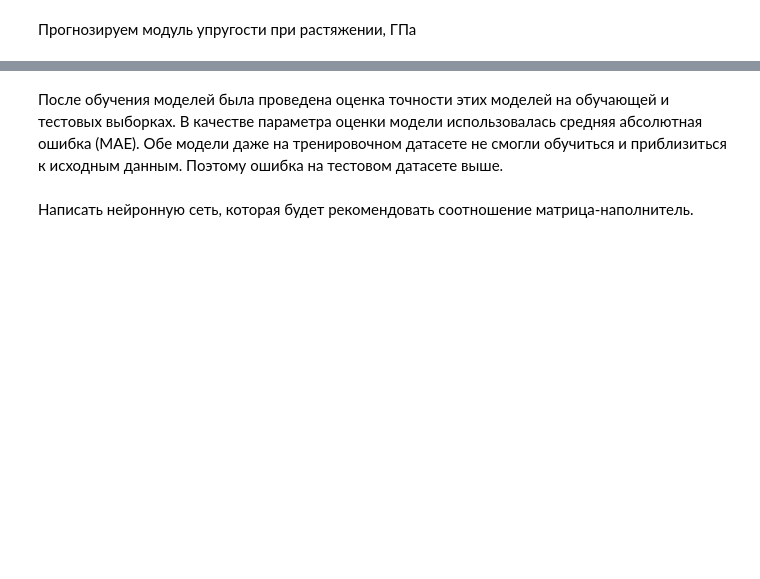
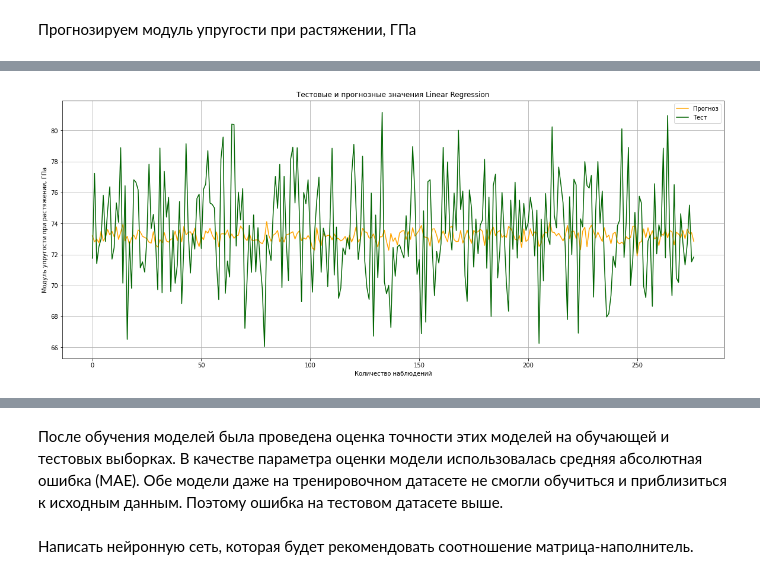
Before and after one commit to StudentBAU/KUMPOZIT, a Jupyter notebook: АСКАР_BKP_часть_3.ipynb, the cells around one changed output, grey strips where cells are left out. Drawn from its saved outputs; the diff is of its cells as text; code cells hidden in the pictures; blank space fills up the shorter version.

```diff
--- a/АСКАР_BKP_часть_3.ipynb
+++ b/АСКАР_BKP_часть_3.ipynb
@@ -147,12 +211,14 @@ print("Test score: {:.2f}".format(lr2.score(x_test_2, y_test_2))) # Скор д
 # %%
-plt.figure(figsize = (10, 7))
+plt.figure(figsize = (20, 8))
 plt.title("Тестовые и прогнозные значения Linear Regression")
 plt.plot(y_pred_lr2, label = "Прогноз", color = 'orange')
 plt.plot(y_test_2.values, label = "Тест", color = 'darkgreen')
 plt.xlabel("Количество наблюдений")
 plt.ylabel("Модуль упругости при растяжении, ГПа")
 plt.legend()
 plt.grid(True);
+# %% [output]
+[figure, added]
 # %%
 error = y_test_2 - y_pred_lr2
 plt.hist(error, bins = 25, color = "g")
```
Also changed, not shown: parts of 67 cells of this notebook.
